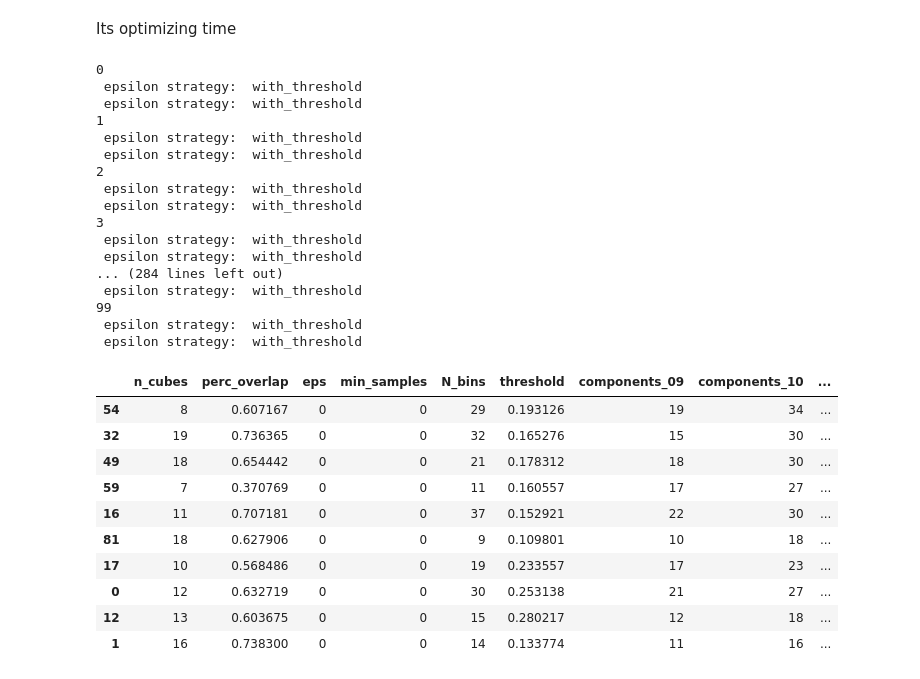
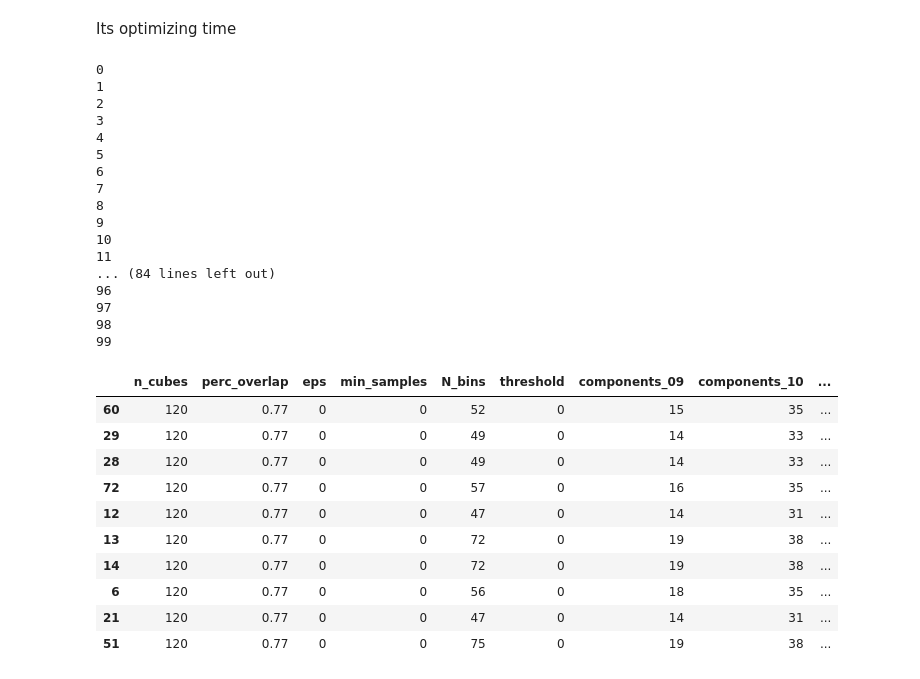
Before and after one commit to tzuh231/TDA_practical, a Jupyter notebook: exploratory/mapper_analysis.ipynb, the cells around one changed output. Saved outputs shown, nothing was run; the diff lists cells and outputs as text; code cells hidden in the pictures.

```diff
--- a/exploratory/mapper_analysis.ipynb
+++ b/exploratory/mapper_analysis.ipynb
@@ -287,6 +311,7 @@ def mapper_component_count(X, lens, n_cubes, perc_overlap, eps = 0.0, min_sample
         clusterer = DynamicSingleLinkage(
         N_bins = N_bins,
         lowerMergerThreshold = threshold,
+        epsilon_strategy="without_threshold",
         debug = False
 
         )
@@ -335,56 +360,56 @@ import pandas as pd
 results = []
 
 target_09 = 10
 target_10 = 37
 
 for trial in range(100):
     print(trial)
     params = {
-        "n_cubes": random.randint(5, 30),
-        "perc_overlap": random.uniform(0.1, 0.8),
+        "n_cubes": 120, #random.randint(5, 30),
+        "perc_overlap": 0.77, #random.uniform(0.1, 0.8),
         "eps": 0,#random.uniform(0.1, 5.0),
         "min_samples":0, #random.randint(1, 10),
-        "N_bins": int(random.uniform(1, 40)),
-        "threshold":  random.uniform(0.1, 0.3)
+        "N_bins": int(random.uniform(1, 100)), #int(random.uniform(1, 40)),
+        "threshold":  0, #random.uniform(0.1, 0.3)
     }
 
     loss, c_09, c_10 = objective_value(params)
 
     results.append({
         **params,
         "components_09": c_09,
         "components_10": c_10,
         "loss": loss
     })
 
 df_results = pd.DataFrame(results)
 df_results.sort_values("loss").head(10)
 # %% [output]
 0
- epsilon strategy:  with_threshold
- epsilon strategy:  with_threshold
 1
- epsilon strategy:  with_threshold
- epsilon strategy:  with_threshold
 2
- epsilon strategy:  with_threshold
- epsilon strategy:  with_threshold
 3
- epsilon strategy:  with_threshold
- epsilon strategy:  with_threshold
-... (284 lines left out)
- epsilon strategy:  with_threshold
+4
+5
+6
+7
+8
+9
+10
+11
+... (84 lines left out)
+96
+97
+98
 99
- epsilon strategy:  with_threshold
- epsilon strategy:  with_threshold
 |  | n_cubes | perc_overlap | eps | min_samples | N_bins | threshold | components_09 | components_10 | ... |
-| 54 | 8 | 0.607167 | 0 | 0 | 29 | 0.193126 | 19 | 34 | ... |
-| 32 | 19 | 0.736365 | 0 | 0 | 32 | 0.165276 | 15 | 30 | ... |
-| 49 | 18 | 0.654442 | 0 | 0 | 21 | 0.178312 | 18 | 30 | ... |
-| 59 | 7 | 0.370769 | 0 | 0 | 11 | 0.160557 | 17 | 27 | ... |
-| 16 | 11 | 0.707181 | 0 | 0 | 37 | 0.152921 | 22 | 30 | ... |
-| 81 | 18 | 0.627906 | 0 | 0 | 9 | 0.109801 | 10 | 18 | ... |
-| 17 | 10 | 0.568486 | 0 | 0 | 19 | 0.233557 | 17 | 23 | ... |
-| 0 | 12 | 0.632719 | 0 | 0 | 30 | 0.253138 | 21 | 27 | ... |
-| 12 | 13 | 0.603675 | 0 | 0 | 15 | 0.280217 | 12 | 18 | ... |
-| 1 | 16 | 0.738300 | 0 | 0 | 14 | 0.133774 | 11 | 16 | ... |
+| 60 | 120 | 0.77 | 0 | 0 | 52 | 0 | 15 | 35 | ... |
+| 29 | 120 | 0.77 | 0 | 0 | 49 | 0 | 14 | 33 | ... |
+| 28 | 120 | 0.77 | 0 | 0 | 49 | 0 | 14 | 33 | ... |
+| 72 | 120 | 0.77 | 0 | 0 | 57 | 0 | 16 | 35 | ... |
+| 12 | 120 | 0.77 | 0 | 0 | 47 | 0 | 14 | 31 | ... |
+| 13 | 120 | 0.77 | 0 | 0 | 72 | 0 | 19 | 38 | ... |
+| 14 | 120 | 0.77 | 0 | 0 | 72 | 0 | 19 | 38 | ... |
+| 6 | 120 | 0.77 | 0 | 0 | 56 | 0 | 18 | 35 | ... |
+| 21 | 120 | 0.77 | 0 | 0 | 47 | 0 | 14 | 31 | ... |
+| 51 | 120 | 0.77 | 0 | 0 | 75 | 0 | 19 | 38 | ... |
```
Also changed, not shown: parts of 3 cells of this notebook, 3 other files.
